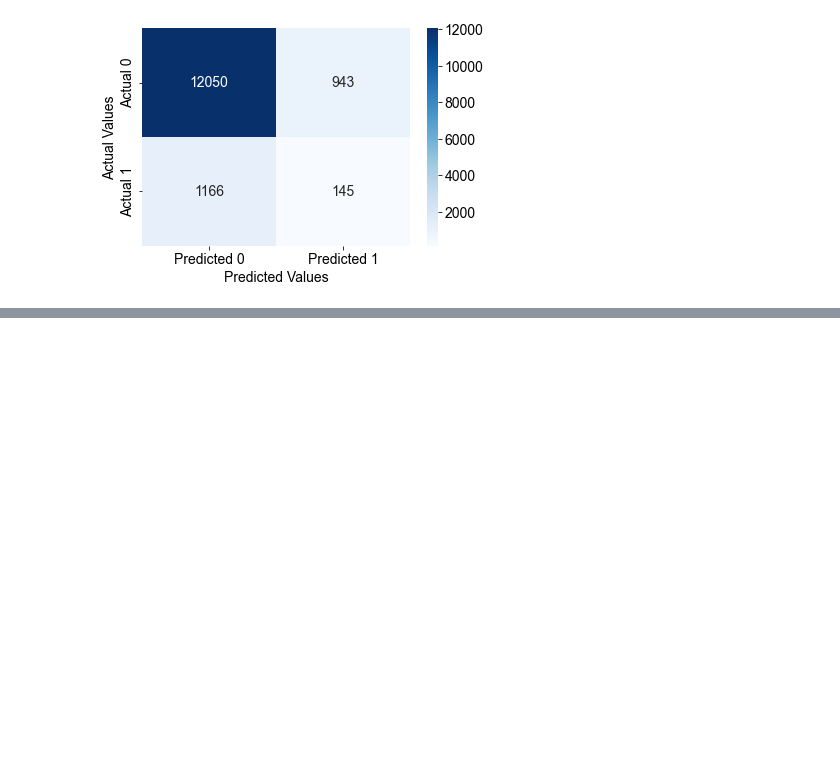
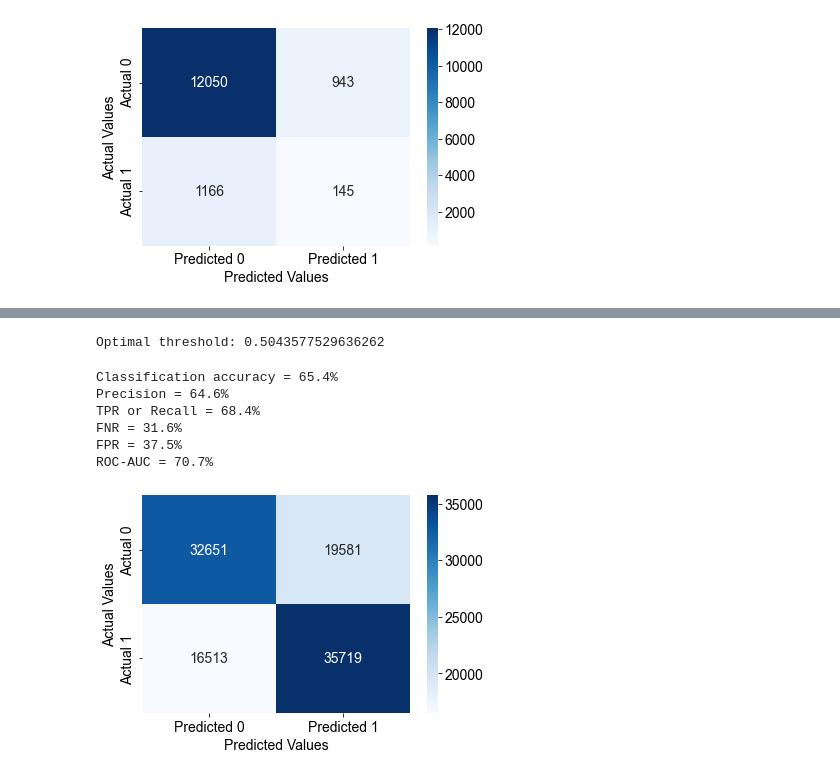
Before and after one commit to AnastasiaKWei/Saturn, a Jupyter notebook: cutoffs.ipynb, the cells around one changed output, grey strips where cells are left out. Cells and saved outputs as stored; diff of their text form; code cells hidden in the pictures; blank space fills up the shorter version.

```diff
--- a/cutoffs.ipynb
+++ b/cutoffs.ipynb
@@ -245,0 +268,27 @@ ROC-AUC = 54.4%
+# %%
+lista = []
+
+# Iterate thru thresholds, get true_pos / true_neg, find corresponding threshold
+for i in thresholds:
+    # Confusion matrix
+    cm_df = pd.DataFrame(model_5.pred_table(threshold = i))
+    lista.append(cm_df[1].sum() / len(train1_dummy))
+
+# Finding the optimal threshold
+b = (perc * r[:-1]) - ((1 - p[:-1]) * lista)
+c = thresholds[np.argmax(b)]
+opt_threshold = c
+# Printing the optimal threshold I found using precision and recall
+print('Optimal threshold:', opt_threshold)
+# %% [output]
+Optimal threshold: 0.5043577529636262
+# %%
+confusion_matrix_data(train1_dummy, train1_dummy.readmitted, model_5, cutoff = 0.5043577529636262)
+# %% [output]
+Classification accuracy = 65.4%
+Precision = 64.6%
+TPR or Recall = 68.4%
+FNR = 31.6%
+FPR = 37.5%
+ROC-AUC = 70.7%
+[figure, added]
```
Also changed, not shown: parts of 2 cells of this notebook, 7 other files.
